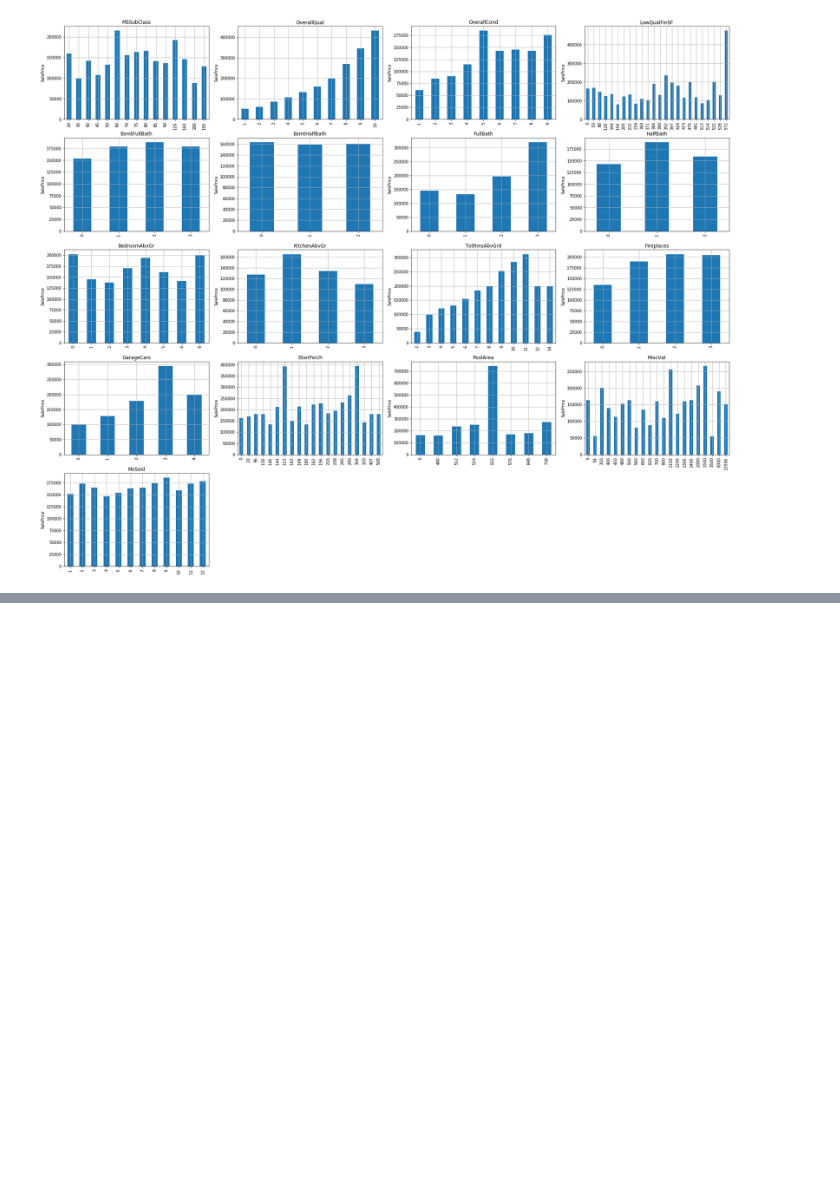
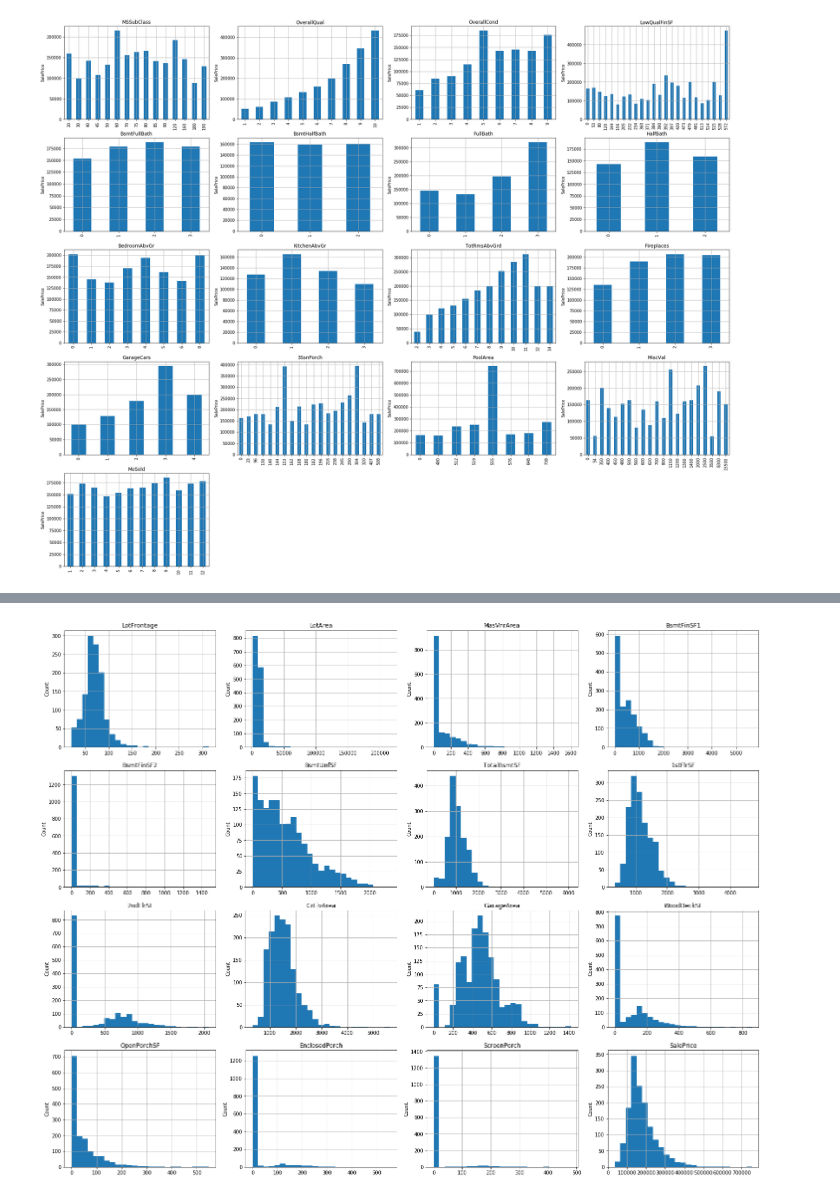
Before and after one commit to ParthikB/Data_Science, a Jupyter notebook: analysis.ipynb, the cells around one changed output, grey strips where cells are left out. Drawn from its saved outputs; the diff is of its cells as text; code cells hidden in the pictures; blank space fills up the shorter version.

```diff
--- a/analysis.ipynb
+++ b/analysis.ipynb
@@ -216,0 +210,6 @@ for idx, f in enumerate(discrete_features):
+# %%
+comtinuous_features = [f for f in numerical_features if f not in discrete_features+temporal_features+['Id']]
+
+print('Total Number of Continuous Features :', len(comtinuous_features), '\n')
+
+dataset[comtinuous_features].head()
@@ -216,0 +224,12 @@ for idx, f in enumerate(discrete_features):
+# %%
+plt.figure(figsize=(25, 25))
+for idx, f in enumerate(comtinuous_features):
+    data = dataset.copy()
+
+    plt.subplot(5, 4, idx+1)
+    data[f].hist(bins=25)
+    plt.ylabel('Count')
+    plt.title(f)
+#     break
+# %% [output]
+[figure, added]
```
Also changed, not shown: parts of 4 cells of this notebook.
